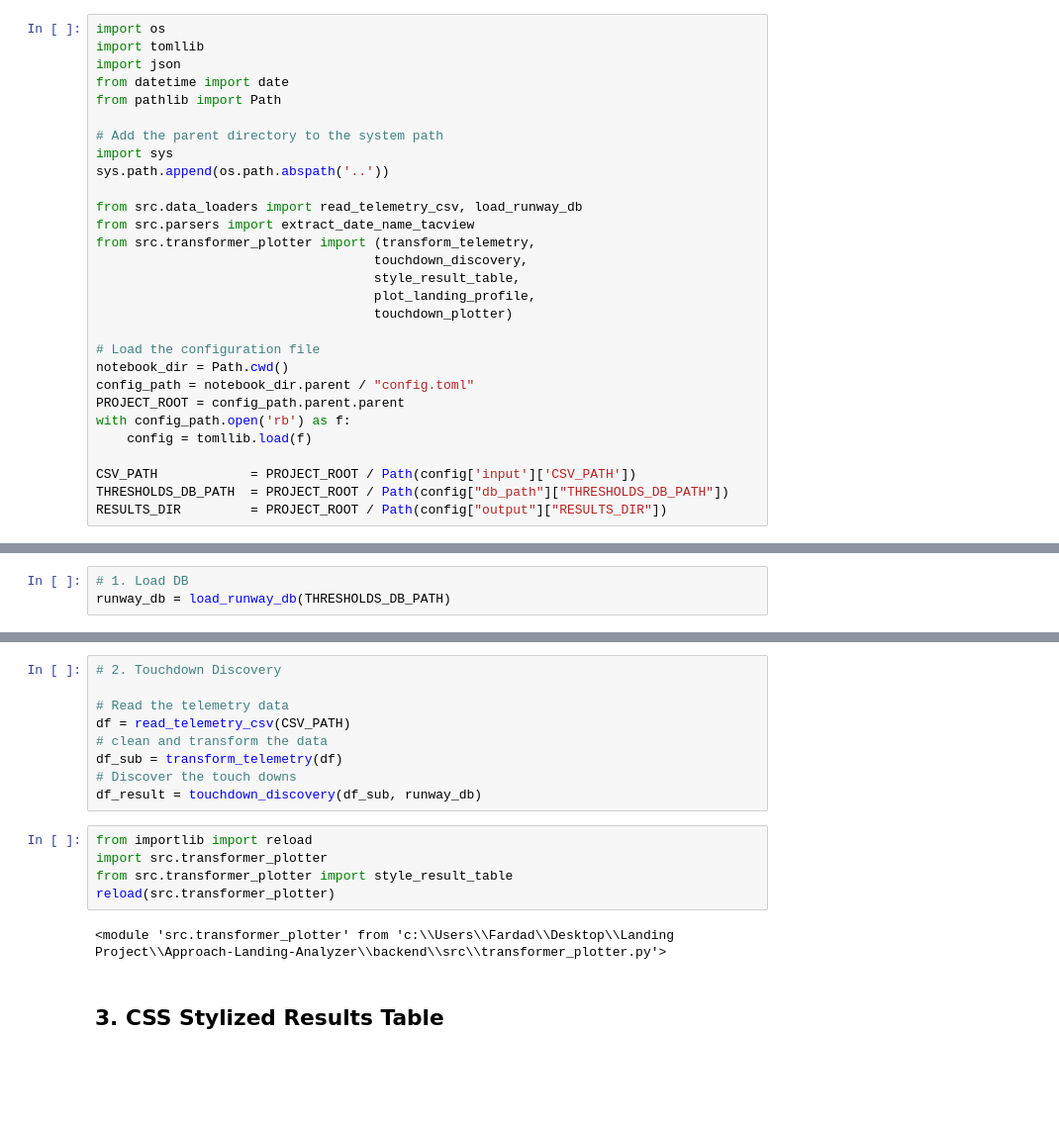
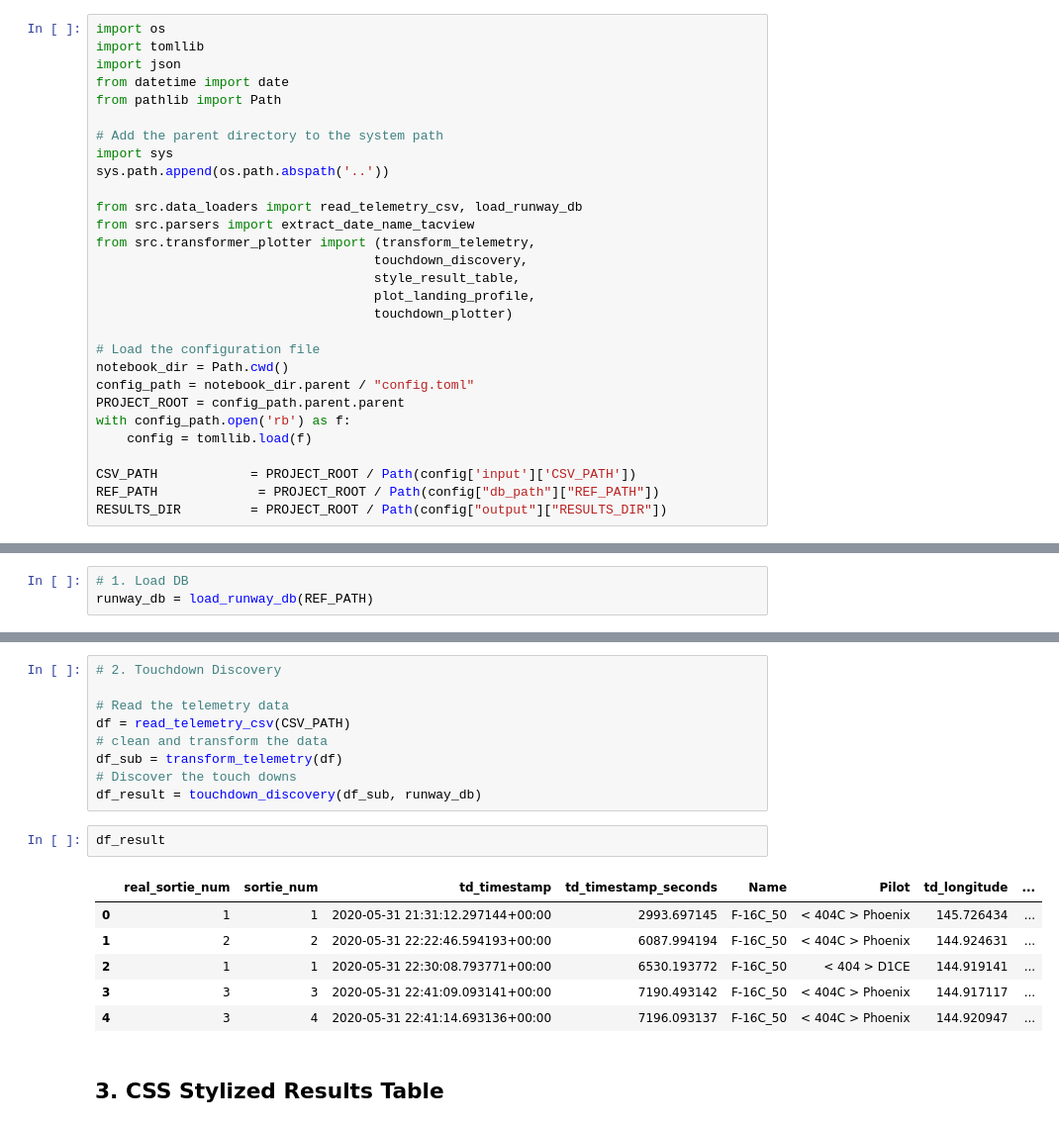
Before and after one commit to fardad-d1ce/Approach-Landing-Analyzer, a Jupyter notebook: backend/notebooks/Landing Rate.ipynb, the cells around one changed output, grey strips where cells are left out. Shown at 99% size. Cells and saved outputs as stored; diff of their text form; blank space fills up the shorter version.

Commit message:
refactor: migrate to vectorized csv runway database

```diff
--- a/backend/notebooks/Landing Rate.ipynb
+++ b/backend/notebooks/Landing Rate.ipynb
@@ -27,7 +27,7 @@ with config_path.open('rb') as f:
     config = tomllib.load(f)
 
 CSV_PATH            = PROJECT_ROOT / Path(config['input']['CSV_PATH'])
-THRESHOLDS_DB_PATH  = PROJECT_ROOT / Path(config["db_path"]["THRESHOLDS_DB_PATH"])
+REF_PATH             = PROJECT_ROOT / Path(config["db_path"]["REF_PATH"])
 RESULTS_DIR         = PROJECT_ROOT / Path(config["output"]["RESULTS_DIR"])
 # %%
 # Make the output directory
@@ -43,4 +43,4 @@ detailed_td_path.mkdir(parents=True, exist_ok=True)
 ## 1. Load DB once
 # %%
 # 1. Load DB
-runway_db = load_runway_db(THRESHOLDS_DB_PATH)
+runway_db = load_runway_db(REF_PATH)
@@ -55,13 +74,15 @@ df = read_telemetry_csv(CSV_PATH)
 df_sub = transform_telemetry(df)
 # Discover the touch downs
 df_result = touchdown_discovery(df_sub, runway_db)
-# %%
-from importlib import reload
-import src.transformer_plotter
-from src.transformer_plotter import style_result_table
-reload(src.transformer_plotter)
-# %% [output]
-<module 'src.transformer_plotter' from 'c:\\Users\\Fardad\\Desktop\\Landing Project\\Approach-Landing-Analyzer\\backend\\src\\transformer_plotter.py'>
+# %%
+df_result
+# %% [output]
+|  | real_sortie_num | sortie_num | td_timestamp | td_timestamp_seconds | Name | Pilot | td_longitude | ... |
+| 0 | 1 | 1 | 2020-05-31 21:31:12.297144+00:00 | 2993.697145 | F-16C_50 | < 404C > Phoenix | 145.726434 | ... |
+| 1 | 2 | 2 | 2020-05-31 22:22:46.594193+00:00 | 6087.994194 | F-16C_50 | < 404C > Phoenix | 144.924631 | ... |
+| 2 | 1 | 1 | 2020-05-31 22:30:08.793771+00:00 | 6530.193772 | F-16C_50 | < 404 > D1CE | 144.919141 | ... |
+| 3 | 3 | 3 | 2020-05-31 22:41:09.093141+00:00 | 7190.493142 | F-16C_50 | < 404C > Phoenix | 144.917117 | ... |
+| 4 | 3 | 4 | 2020-05-31 22:41:14.693136+00:00 | 7196.093137 | F-16C_50 | < 404C > Phoenix | 144.920947 | ... |
 # %% [markdown]
 ## 3. CSS Stylized Results Table
 # %%
```
Also changed, not shown: parts of 2 cells of this notebook, 15 other files.
